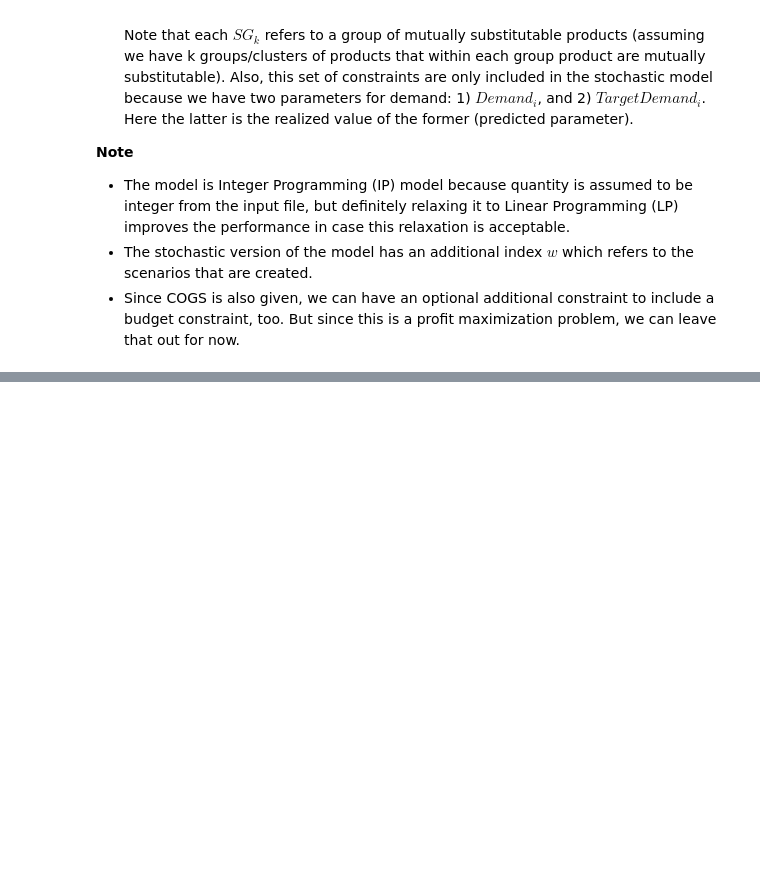
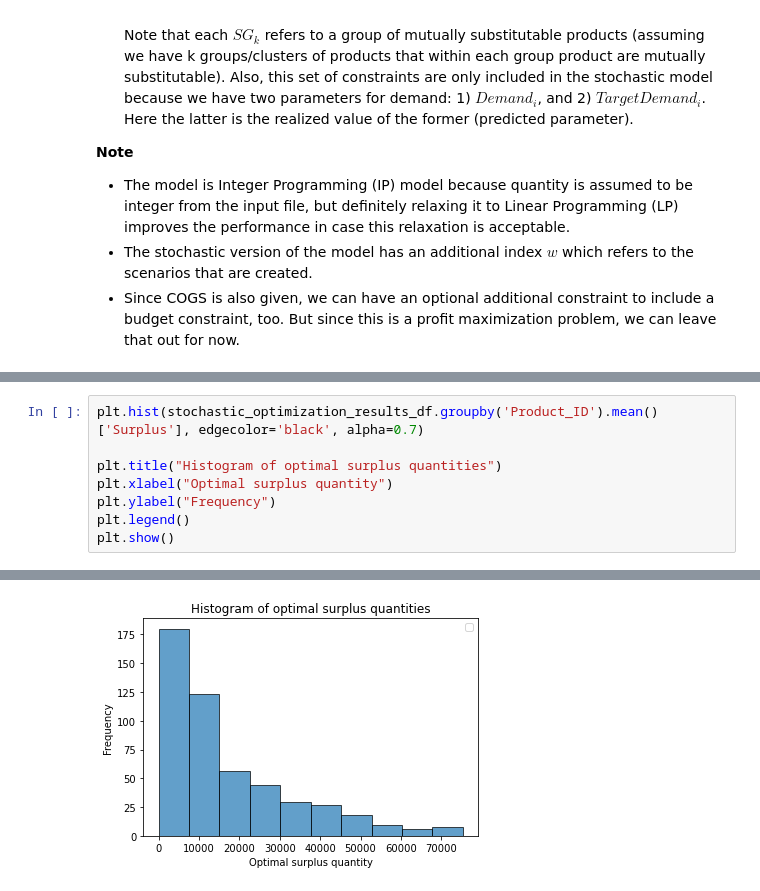
Before and after one commit to AnahitaMolavi/Surplus_Unit_Allocation, a Jupyter notebook: Corteva - Surplus Unit Allocation Problem.ipynb, the cells around one changed output, grey strips where cells are left out. Cells and saved outputs as stored; diff of their text form; blank space fills up the shorter version.

```diff
--- a/Corteva - Surplus Unit Allocation Problem.ipynb
+++ b/Corteva - Surplus Unit Allocation Problem.ipynb
@@ -254,0 +354,9 @@ stochastic_optimization_results_df, profit
+# %%
+plt.hist(stochastic_optimization_results_df.groupby('Product_ID').mean()['Surplus'], edgecolor='black', alpha=0.7)
+
+plt.title("Histogram of optimal surplus quantities")
+plt.xlabel("Optimal surplus quantity")
+plt.ylabel("Frequency")
+plt.legend()
+plt.show()
+# %% [output]
@@ -254,0 +364 @@ stochastic_optimization_results_df, profit
+[figure, added]
```
Also changed, not shown: parts of 14 cells of this notebook.
